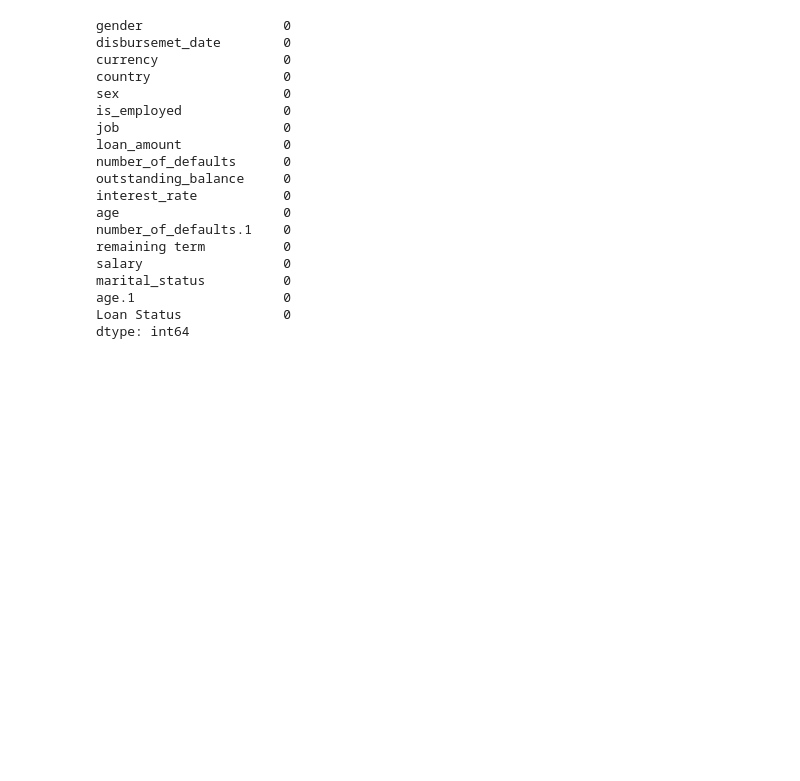
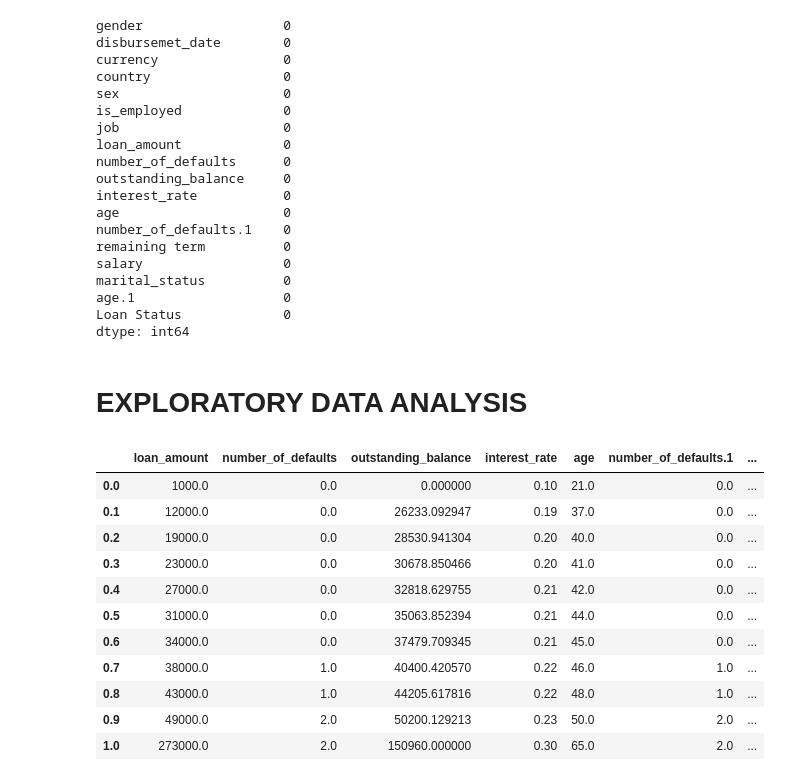
Before and after one commit to Augah2001/Data-Science-Competion-Question-and-Data, a Jupyter notebook: credit_risk.ipynb, the cells around one changed output. Saved outputs shown, nothing was run; the diff lists cells and outputs as text; code cells hidden in the pictures; blank space fills up the shorter version.

Commit message:
exploratory data analysis

```diff
--- a/credit_risk.ipynb
+++ b/credit_risk.ipynb
@@ -507,3 +507,21 @@ marital_status          0
 age.1                   0
 Loan Status             0
 dtype: int64
+# %% [markdown]
+# EXPLORATORY DATA ANALYSIS
+# %%
+#spread of data using quantiles
+df.loc[:, [col for col in df if df[col].dtype not in ['object', 'bool']]].quantile(np.arange(0,1.1,0.1))
+# %% [output]
+|  | loan_amount | number_of_defaults | outstanding_balance | interest_rate | age | number_of_defaults.1 | ... |
+| 0.0 | 1000.0 | 0.0 | 0.000000 | 0.10 | 21.0 | 0.0 | ... |
+| 0.1 | 12000.0 | 0.0 | 26233.092947 | 0.19 | 37.0 | 0.0 | ... |
+| 0.2 | 19000.0 | 0.0 | 28530.941304 | 0.20 | 40.0 | 0.0 | ... |
+| 0.3 | 23000.0 | 0.0 | 30678.850466 | 0.20 | 41.0 | 0.0 | ... |
+| 0.4 | 27000.0 | 0.0 | 32818.629755 | 0.21 | 42.0 | 0.0 | ... |
+| 0.5 | 31000.0 | 0.0 | 35063.852394 | 0.21 | 44.0 | 0.0 | ... |
+| 0.6 | 34000.0 | 0.0 | 37479.709345 | 0.21 | 45.0 | 0.0 | ... |
+| 0.7 | 38000.0 | 1.0 | 40400.420570 | 0.22 | 46.0 | 1.0 | ... |
+| 0.8 | 43000.0 | 1.0 | 44205.617816 | 0.22 | 48.0 | 1.0 | ... |
+| 0.9 | 49000.0 | 2.0 | 50200.129213 | 0.23 | 50.0 | 2.0 | ... |
+| 1.0 | 273000.0 | 2.0 | 150960.000000 | 0.30 | 65.0 | 2.0 | ... |
```
Also changed, not shown: parts of 1 cell of this notebook.
